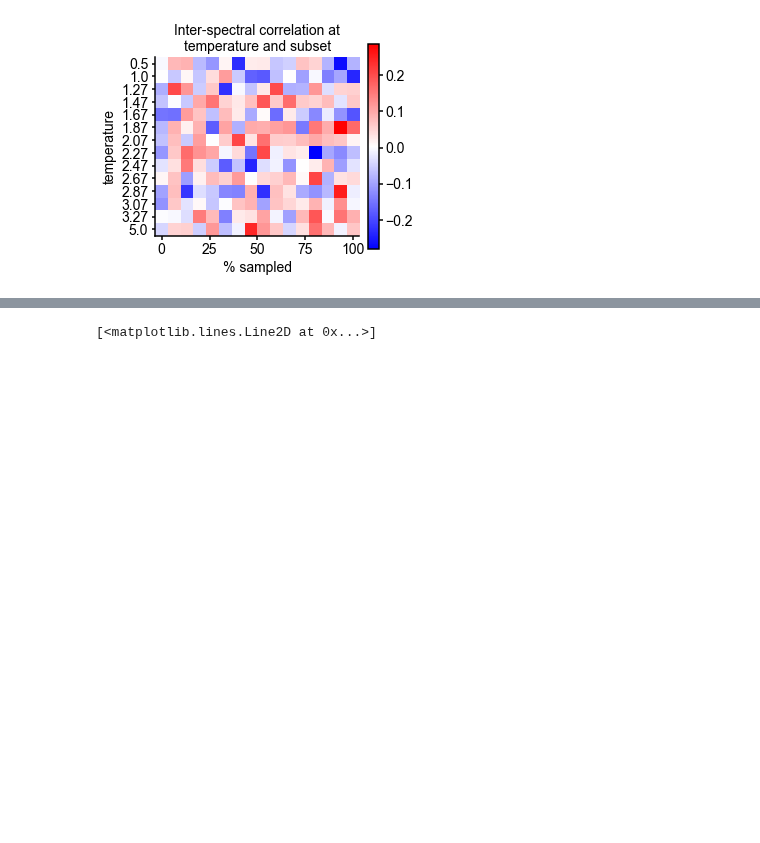
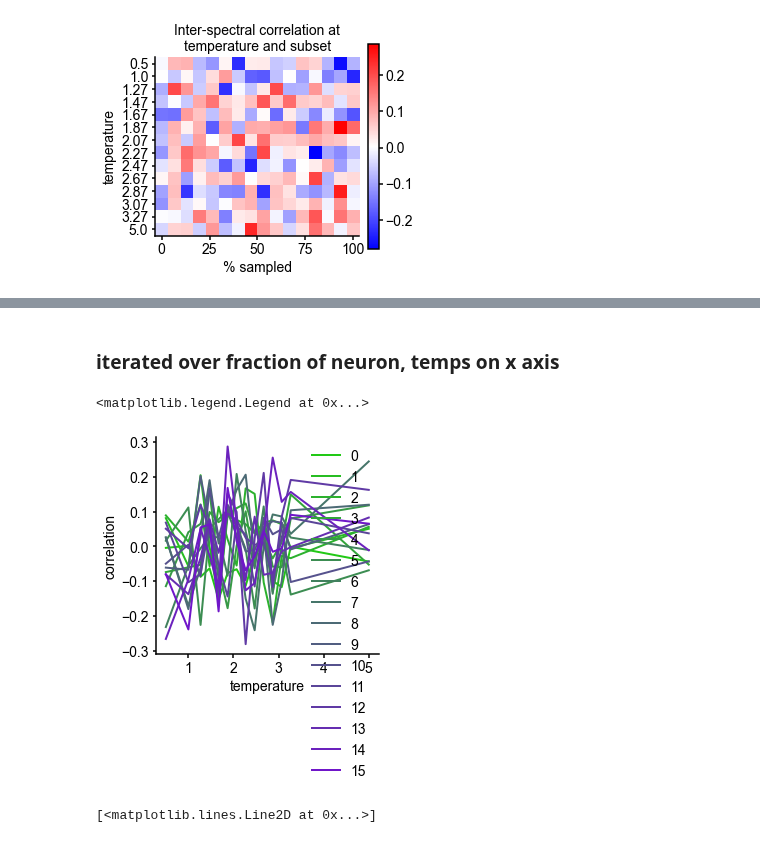
Before and after one commit to voytekresearch/galaxybrain, a Jupyter notebook: notebooks/IsingSimulation.ipynb, the cells around one changed output, grey strips where cells are left out. Saved outputs shown, nothing was run; the diff lists cells and outputs as text; code cells hidden in the pictures; blank space fills up the shorter version.

```diff
--- a/notebooks/IsingSimulation.ipynb
+++ b/notebooks/IsingSimulation.ipynb
@@ -118,3 +137,14 @@ pltlabel('Inter-spectral correlation at\ntemperature and subset', '% sampled','t
+# %% [markdown]
+### iterated over fraction of neuron, temps on x axis
+# %%
+colors = colorcycler(['#22c916', '#7016c9'], len(corr_mat.T), False)
+for c, i in zip(corr_mat.T, range(16)):
+        plt.plot(temps, c, color=colors[i], label=i)
+pltlabel('', 'temperature', 'correlation')
+plt.legend()
+# %% [output]
+<matplotlib.legend.Legend at 0x...>
+[figure, added]
 # %%
 subset_sizes = sim_data['1.00']['meta']['subsetsizes'] #arbitrary temperature
 
```
Also changed, not shown: parts of 5 cells of this notebook.
